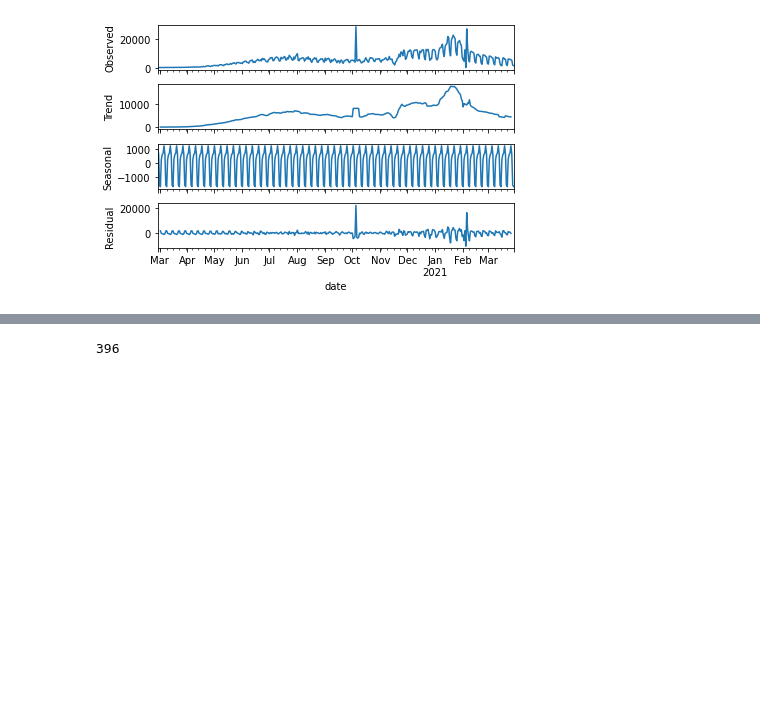
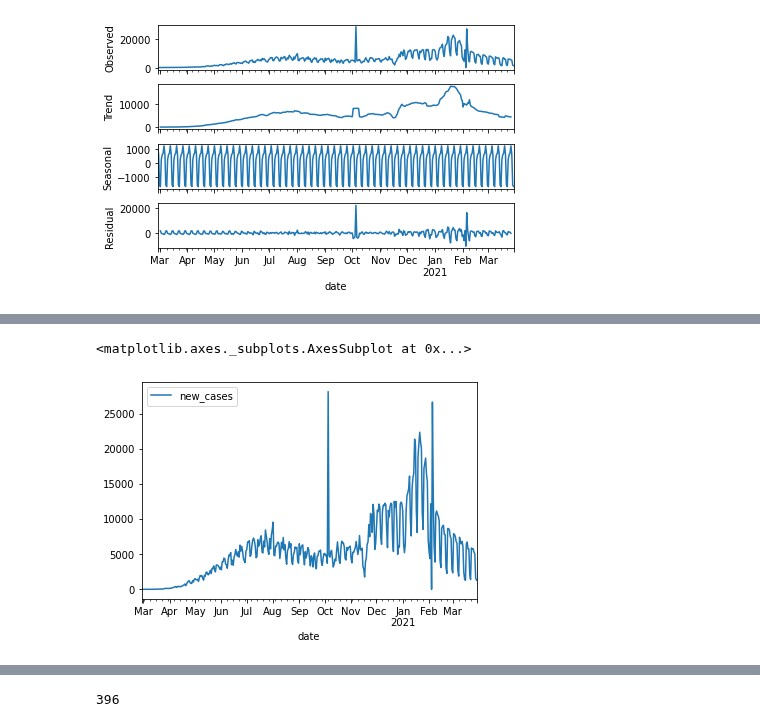
Before and after one commit to artthuro6/Covid-19, a Jupyter notebook: LSTM_COVID_19.ipynb, the cells around one changed output, grey strips where cells are left out. Saved outputs shown, nothing was run; the diff lists cells and outputs as text; code cells hidden in the pictures; blank space fills up the shorter version.

```diff
--- a/LSTM_COVID_19.ipynb
+++ b/LSTM_COVID_19.ipynb
@@ -248,0 +256,5 @@ seasonal_value.plot();
+# %%
+seasonal_value.observed.plot()
+# %% [output]
+<matplotlib.axes._subplots.AxesSubplot at 0x...>
+[figure, added]
```
Also changed, not shown: parts of 48 cells of this notebook.
